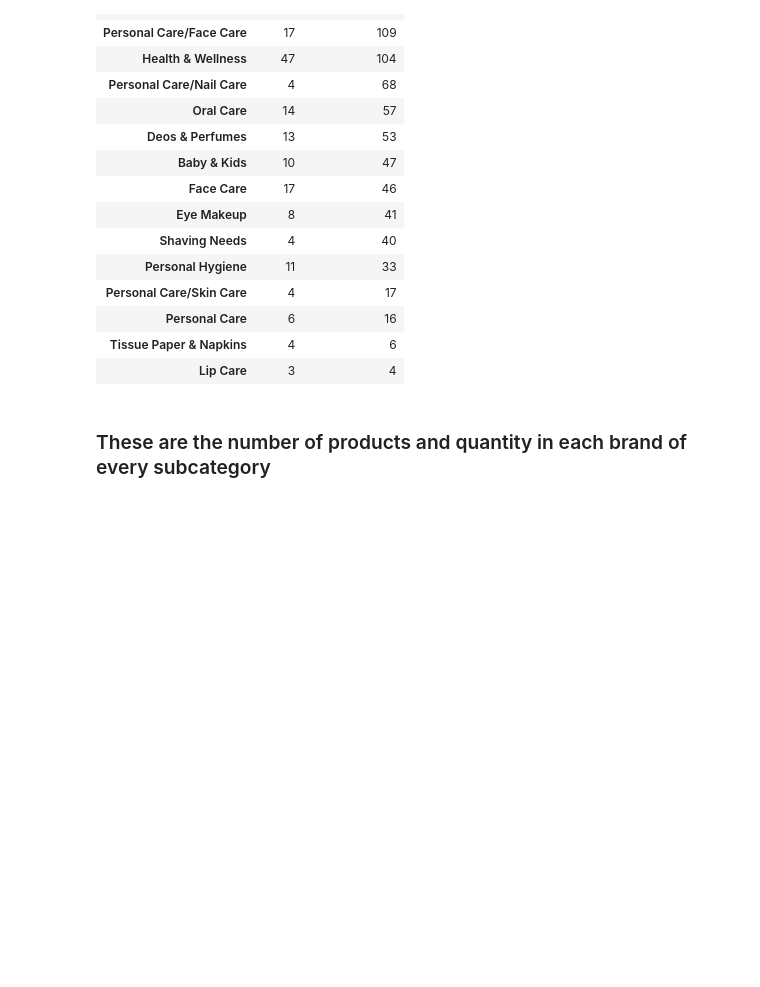
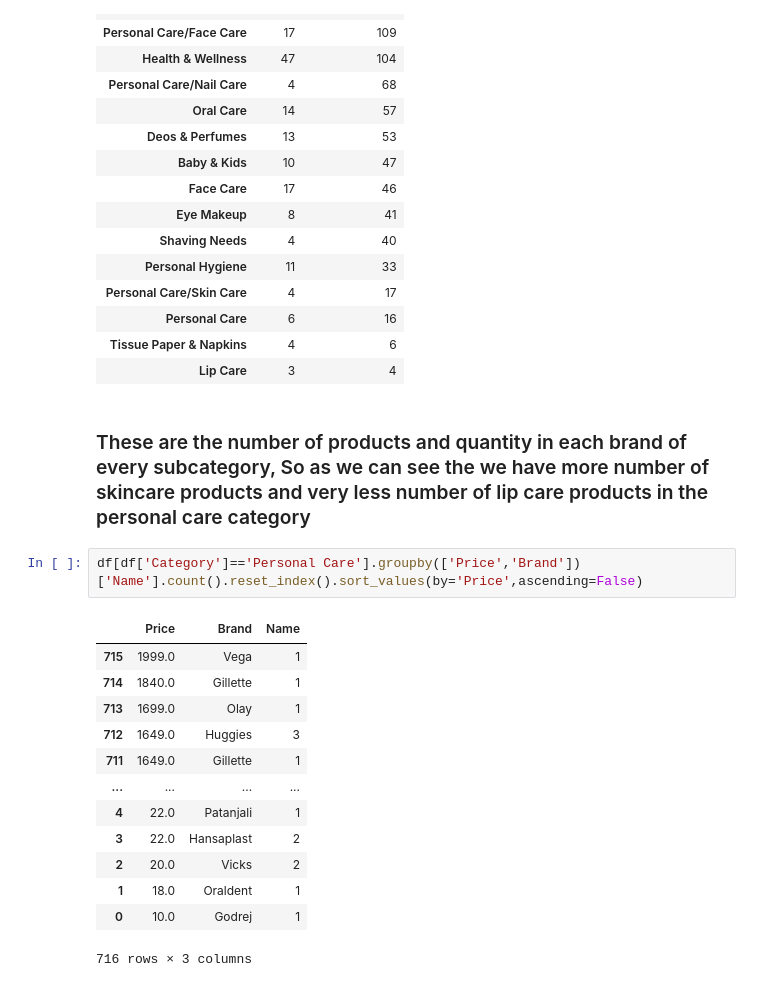
Before and after one commit to bharath3848/Dmart-dataset, a Jupyter notebook: EDA_Project.ipynb, the cells around one changed output. Cells and saved outputs as stored; diff of their text form; blank space fills up the shorter version.

```diff
--- a/EDA_Project.ipynb
+++ b/EDA_Project.ipynb
@@ -566,4 +574,20 @@ df[df['Category']=='Personal Care'].groupby('SubCategory')[['Brand','Name']].nun
 | Tissue Paper & Napkins | 4 | 6 |
 | Lip Care | 3 | 4 |
 # %% [markdown]
-### These are the number of products and quantity in each brand of every subcategory
+### These are the number of products and quantity in each brand of every subcategory, So as we can see the we have more number of skincare products and very less number of lip care products in the personal care category
+# %%
+df[df['Category']=='Personal Care'].groupby(['Price','Brand'])['Name'].count().reset_index().sort_values(by='Price',ascending=False)
+# %% [output]
+|  | Price | Brand | Name |
+| 715 | 1999.0 | Vega | 1 |
+| 714 | 1840.0 | Gillette | 1 |
+| 713 | 1699.0 | Olay | 1 |
+| 712 | 1649.0 | Huggies | 3 |
+| 711 | 1649.0 | Gillette | 1 |
+| ... | ... | ... | ... |
+| 4 | 22.0 | Patanjali | 1 |
+| 3 | 22.0 | Hansaplast | 2 |
+| 2 | 20.0 | Vicks | 2 |
+| 1 | 18.0 | Oraldent | 1 |
+| 0 | 10.0 | Godrej | 1 |
+716 rows × 3 columns
```
Also changed, not shown: parts of 6 cells of this notebook.
